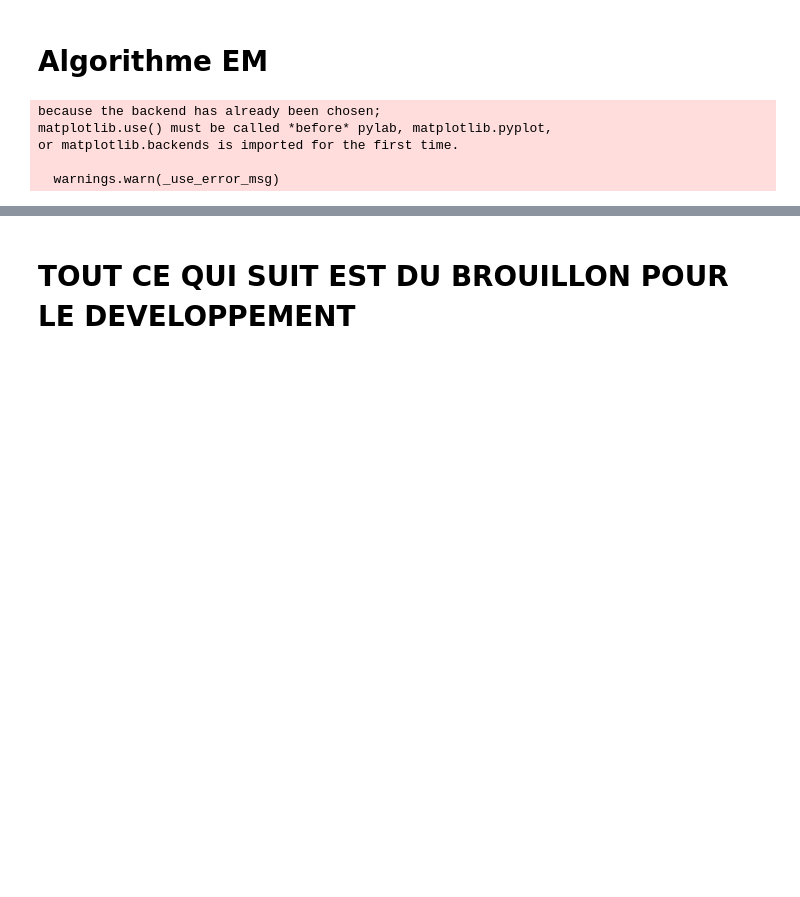
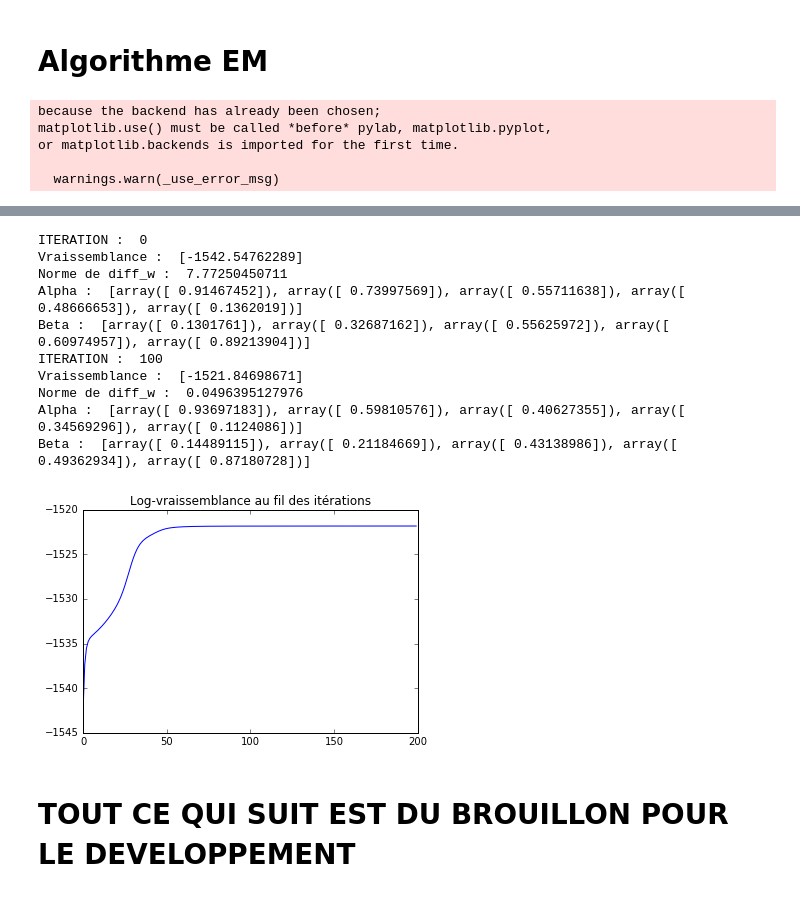
Before and after one commit to aurianeb/Learning-Crowds, a Jupyter notebook: EM.ipynb, the cells around one changed output, grey strips where cells are left out. Saved outputs shown, nothing was run; the diff lists cells and outputs as text; code cells hidden in the pictures; blank space fills up the shorter version.

```diff
--- a/EM.ipynb
+++ b/EM.ipynb
@@ -236,4 +236,20 @@ LE SCORE D'ENTRAINEMENT EST DE :  0.508285432773
 LE SCORE NAIF DE MOYENNE DES ANNOTATEURS EST DE :  0.479789103691
+# %%
+debug = model(11, 5)
+debug.chargeData('Datasets/Debug.csv')
+breast.train(maxIter = 200, eta = 1, graphe = True)
+# %% [output]
+ITERATION :  0
+Vraissemblance :  [-1542.54762289]
+Norme de diff_w :  7.77250450711
+Alpha :  [array([ 0.91467452]), array([ 0.73997569]), array([ 0.55711638]), array([ 0.48666653]), array([ 0.1362019])]
+Beta :  [array([ 0.1301761]), array([ 0.32687162]), array([ 0.55625972]), array([ 0.60974957]), array([ 0.89213904])]
+ITERATION :  100
+Vraissemblance :  [-1521.84698671]
+Norme de diff_w :  0.0496395127976
+Alpha :  [array([ 0.93697183]), array([ 0.59810576]), array([ 0.40627355]), array([ 0.34569296]), array([ 0.1124086])]
+Beta :  [array([ 0.14489115]), array([ 0.21184669]), array([ 0.43138986]), array([ 0.49362934]), array([ 0.87180728])]
+[figure, added]
 # %% [markdown]
 # TOUT CE QUI SUIT EST DU BROUILLON POUR LE DEVELOPPEMENT
 # %%
```
Also changed, not shown: parts of 2 cells of this notebook, 18 other files.
